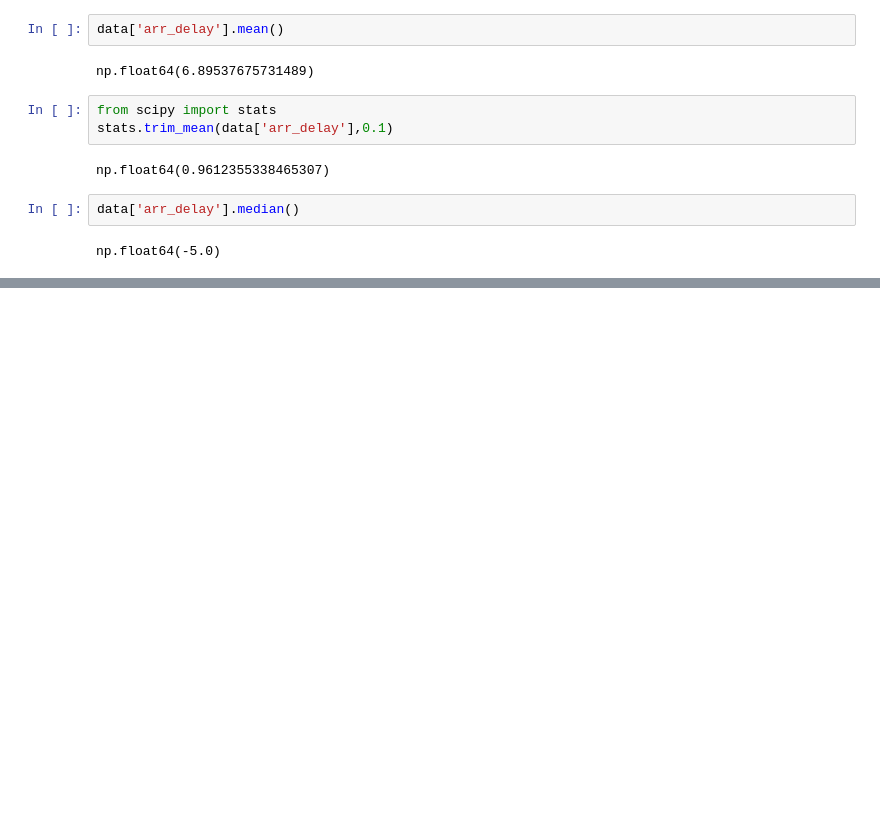
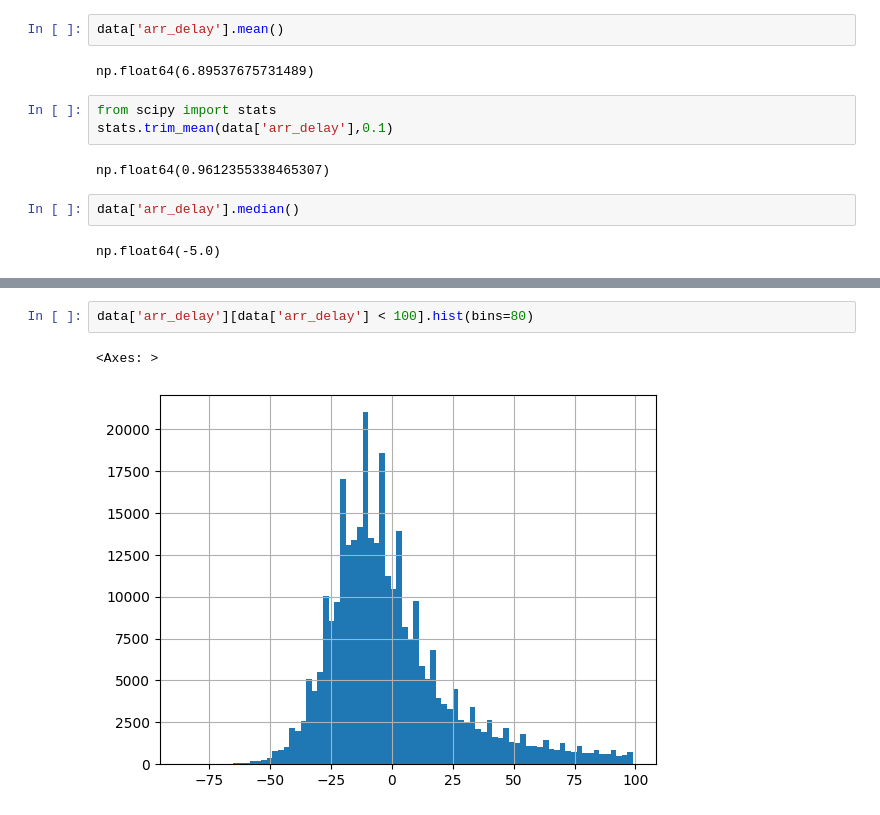
Before and after one commit to najibifar/Data_Analysis, a Jupyter notebook: StatsBasic/Flights.ipynb, the cells around one changed output, grey strips where cells are left out. Saved outputs shown, nothing was run; the diff lists cells and outputs as text; blank space fills up the shorter version.

```diff
--- a/StatsBasic/Flights.ipynb
+++ b/StatsBasic/Flights.ipynb
@@ -26,0 +40,5 @@ np.float64(-5.0)
+# %%
+data['arr_delay'][data['arr_delay'] < 100].hist(bins=80)
+# %% [output]
+<Axes: >
+[figure, added]
```
Also changed, not shown: parts of 11 cells of this notebook.
